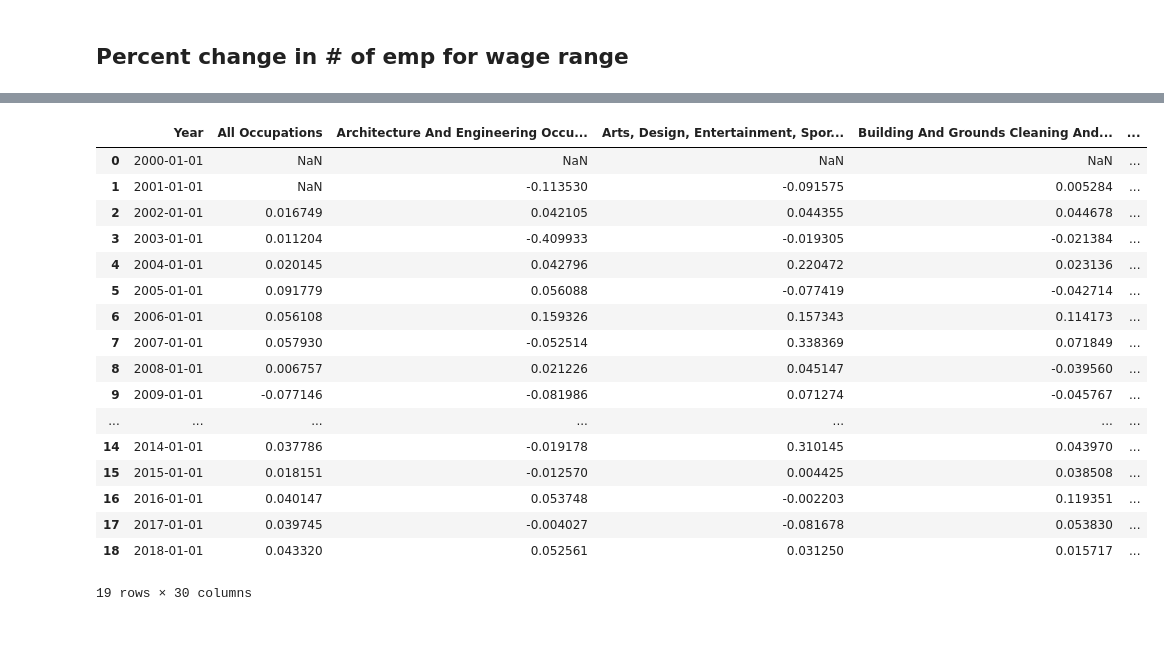
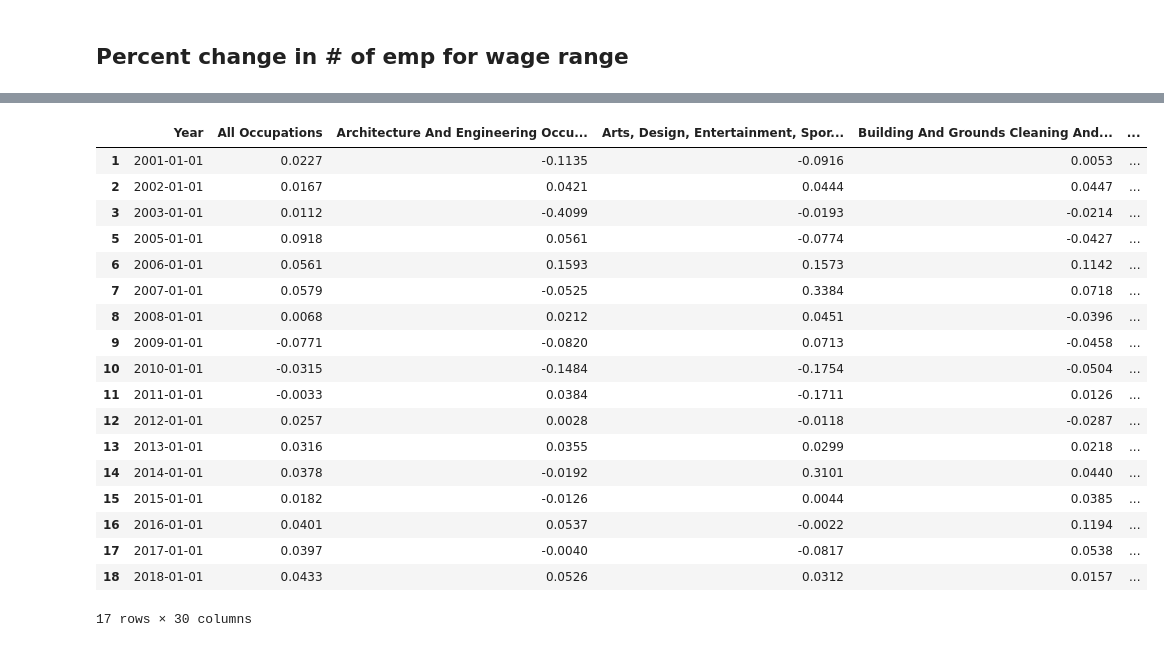
Before and after one commit to b-a-delight/Senior-Project, a Jupyter notebook: Data Prep/Jobs_Data_Prep.ipynb, the cells around one changed output, grey strips where cells are left out. Cells and saved outputs as stored; diff of their text form; code cells hidden in the pictures.

```diff
--- a/Data Prep/Jobs_Data_Prep.ipynb
+++ b/Data Prep/Jobs_Data_Prep.ipynb
@@ -24,3 +11,9 @@ housePath = "/content/drive/My Drive/Colab Notebooks/house_prices.xlsx"
+# %%
+np.set_printoptions(threshold=np.inf)
+pd.options.display.float_format = '{:.4f}'.format
+
+path = 'C:/Users/delightb/Desktop/Final_Project/Senior-Project/Pickle'
+####   = pd.read_pickle(os.path.join(path,'abvHouse.pkl'))
 # %% [markdown]
 # Raw Jobs Data into dataframe
 # %%
@@ -272,29 +224,37 @@ jobFeatures = jobFeatures.drop(['Job_Manual_Count'], axis = 1)
 jobFeatures.to_pickle('jobFeatures.pkl')
 jobFeatures.info()
 # %%
-df1 = pd.read_pickle('jobChange.pkl')
-df2 = pd.read_pickle('salChange.pkl')
+df1 = pd.read_pickle(os.path.join(path,'jobChange.pkl'))
+df2 = pd.read_pickle(os.path.join(path,'salChange.pkl'))
 
 df = pd.merge(df1, df2, on = 'Year', how = 'left')
 
-df.to_pickle('jobShift.pkl')
+# replace nan values in salery columns with 0
+df['(150000.0, 200000.0]'].fillna(0, inplace = True)
+df['(200000.0, 300000.0]'].fillna(0, inplace = True)
+df['(100000.0, 150000.0]'].fillna(0, inplace = True)
+
+df.fillna(df.mean(), inplace=True)
+
+df.to_pickle(os.path.join(path,'jobShift.pkl'))
 df
 # %% [output]
 |  | Year | All Occupations | Architecture And Engineering Occu... | Arts, Design, Entertainment, Spor... | Building And Grounds Cleaning And... | ... |
-| 0 | 2000-01-01 | NaN | NaN | NaN | NaN | ... |
-| 1 | 2001-01-01 | NaN | -0.113530 | -0.091575 | 0.005284 | ... |
-| 2 | 2002-01-01 | 0.016749 | 0.042105 | 0.044355 | 0.044678 | ... |
-| 3 | 2003-01-01 | 0.011204 | -0.409933 | -0.019305 | -0.021384 | ... |
-| 4 | 2004-01-01 | 0.020145 | 0.042796 | 0.220472 | 0.023136 | ... |
-| 5 | 2005-01-01 | 0.091779 | 0.056088 | -0.077419 | -0.042714 | ... |
-| 6 | 2006-01-01 | 0.056108 | 0.159326 | 0.157343 | 0.114173 | ... |
-| 7 | 2007-01-01 | 0.057930 | -0.052514 | 0.338369 | 0.071849 | ... |
-| 8 | 2008-01-01 | 0.006757 | 0.021226 | 0.045147 | -0.039560 | ... |
-| 9 | 2009-01-01 | -0.077146 | -0.081986 | 0.071274 | -0.045767 | ... |
-| ... | ... | ... | ... | ... | ... | ... |
-| 14 | 2014-01-01 | 0.037786 | -0.019178 | 0.310145 | 0.043970 | ... |
-| 15 | 2015-01-01 | 0.018151 | -0.012570 | 0.004425 | 0.038508 | ... |
-| 16 | 2016-01-01 | 0.040147 | 0.053748 | -0.002203 | 0.119351 | ... |
-| 17 | 2017-01-01 | 0.039745 | -0.004027 | -0.081678 | 0.053830 | ... |
-| 18 | 2018-01-01 | 0.043320 | 0.052561 | 0.031250 | 0.015717 | ... |
+| 1 | 2001-01-01 | 0.0227 | -0.1135 | -0.0916 | 0.0053 | ... |
+| 2 | 2002-01-01 | 0.0167 | 0.0421 | 0.0444 | 0.0447 | ... |
+| 3 | 2003-01-01 | 0.0112 | -0.4099 | -0.0193 | -0.0214 | ... |
+| 5 | 2005-01-01 | 0.0918 | 0.0561 | -0.0774 | -0.0427 | ... |
+| 6 | 2006-01-01 | 0.0561 | 0.1593 | 0.1573 | 0.1142 | ... |
+| 7 | 2007-01-01 | 0.0579 | -0.0525 | 0.3384 | 0.0718 | ... |
+| 8 | 2008-01-01 | 0.0068 | 0.0212 | 0.0451 | -0.0396 | ... |
+| 9 | 2009-01-01 | -0.0771 | -0.0820 | 0.0713 | -0.0458 | ... |
+| 10 | 2010-01-01 | -0.0315 | -0.1484 | -0.1754 | -0.0504 | ... |
+| 11 | 2011-01-01 | -0.0033 | 0.0384 | -0.1711 | 0.0126 | ... |
+| 12 | 2012-01-01 | 0.0257 | 0.0028 | -0.0118 | -0.0287 | ... |
+| 13 | 2013-01-01 | 0.0316 | 0.0355 | 0.0299 | 0.0218 | ... |
+| 14 | 2014-01-01 | 0.0378 | -0.0192 | 0.3101 | 0.0440 | ... |
+| 15 | 2015-01-01 | 0.0182 | -0.0126 | 0.0044 | 0.0385 | ... |
+| 16 | 2016-01-01 | 0.0401 | 0.0537 | -0.0022 | 0.1194 | ... |
+| 17 | 2017-01-01 | 0.0397 | -0.0040 | -0.0817 | 0.0538 | ... |
+| 18 | 2018-01-01 | 0.0433 | 0.0526 | 0.0312 | 0.0157 | ... |
-19 rows × 30 columns
+17 rows × 30 columns
```
Also changed, not shown: parts of 16 cells of this notebook, 1 other file.
